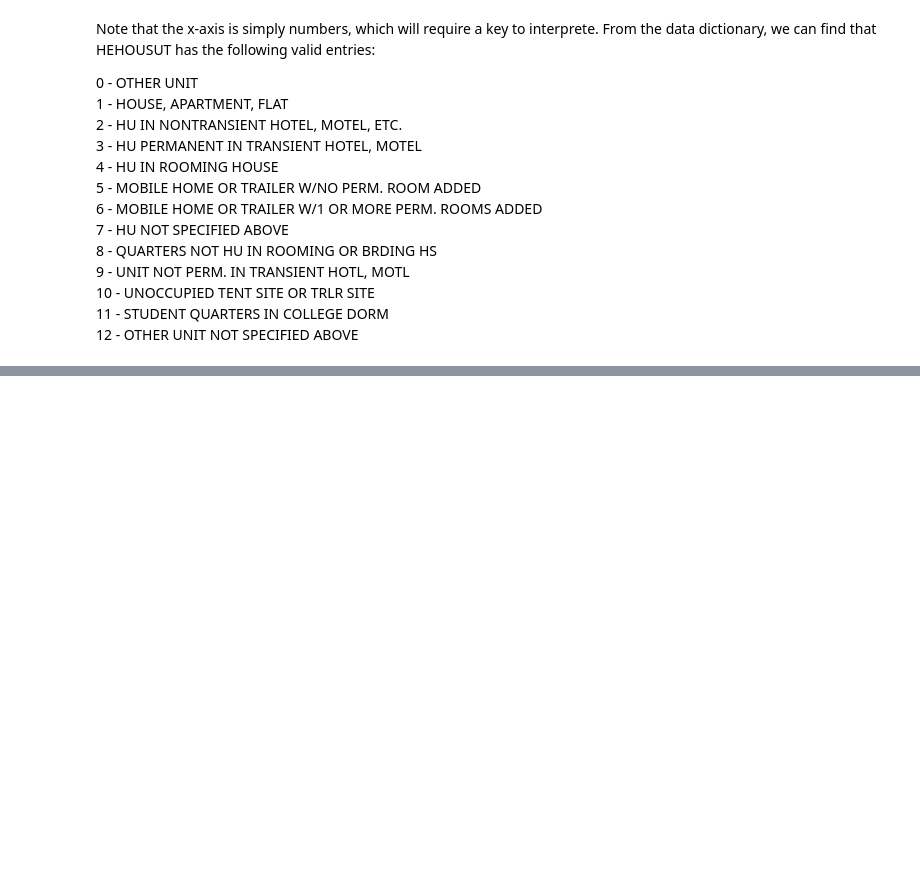
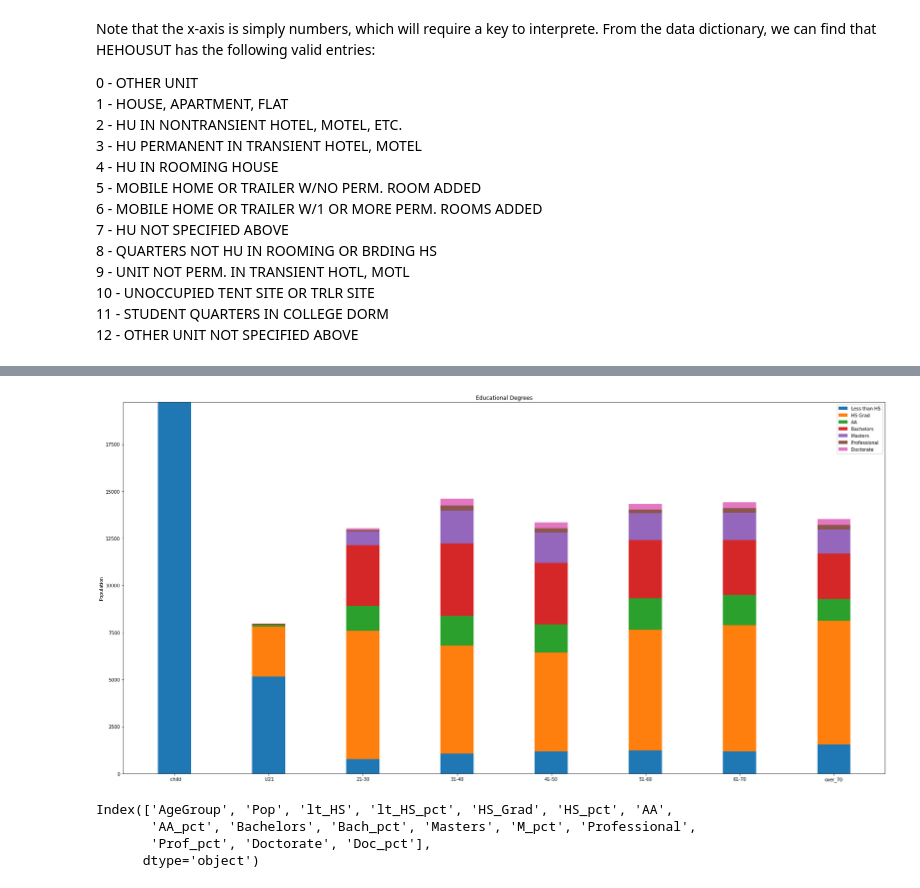
Before and after one commit to arcweld/DSI_Capstone_1, a Jupyter notebook: 2_tue_Cap1.ipynb, the cells around one changed output, grey strips where cells are left out. Saved outputs shown, nothing was run; the diff lists cells and outputs as text; code cells hidden in the pictures; blank space fills up the shorter version.

```diff
--- a/2_tue_Cap1.ipynb
+++ b/2_tue_Cap1.ipynb
@@ -121,0 +614,36 @@ Note that the x-axis is simply numbers, which will require a key to interprete.
+# %%
+labels = ed_pdf.AgeGroup
+Pop = ed_pdf.Pop
+lt_hs = ed_pdf.lt_HS
+hs_grad = ed_pdf.HS_Grad
+aa  = ed_pdf.AA
+bach = ed_pdf.Bachelors
+mas = ed_pdf.Masters
+prof = ed_pdf.Professional
+doc = ed_pdf.Doctorate
+width = 0.35       # the width of the bars: can also be len(x) sequence
+
+fig, ax = plt.subplots()
+
+ax.bar(labels, lt_hs, width, label='Less than HS')
+ax.bar(labels, hs_grad, width, bottom=lt_hs, label='HS Grad')
+ax.bar(labels, aa, width, bottom=lt_hs+hs_grad, label='AA')
+ax.bar(labels, bach, width, bottom=lt_hs+hs_grad+aa, label='Bachelors')
+ax.bar(labels, mas, width, bottom=lt_hs+hs_grad+aa+bach, label='Masters')
+ax.bar(labels, prof, width, bottom=lt_hs+hs_grad+aa+bach+mas, label='Professional')
+ax.bar(labels, doc, width, bottom=lt_hs+hs_grad+aa+bach+mas+prof, label='Doctorate')
+
+ax.set_ylabel('Population')
+ax.set_title('Educational Degrees')
+ax.legend()
+
+plt.show()
+# %% [output]
+[figure, added]
+# %%
+ed_pdf.keys()
+# %% [output]
+Index(['AgeGroup', 'Pop', 'lt_HS', 'lt_HS_pct', 'HS_Grad', 'HS_pct', 'AA',
+       'AA_pct', 'Bachelors', 'Bach_pct', 'Masters', 'M_pct', 'Professional',
+       'Prof_pct', 'Doctorate', 'Doc_pct'],
+      dtype='object')
```
Also changed, not shown: parts of 26 cells of this notebook, 3 other files.
